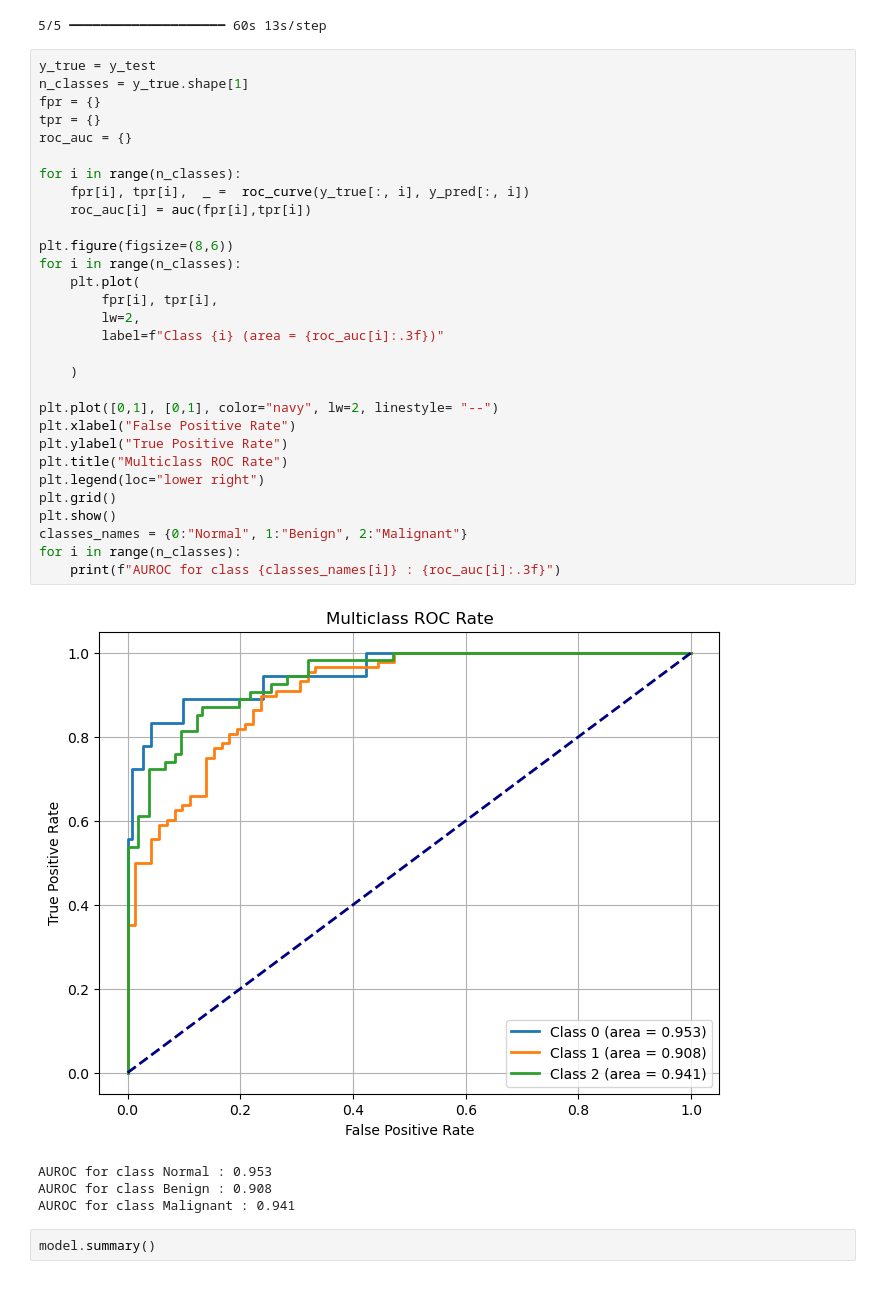
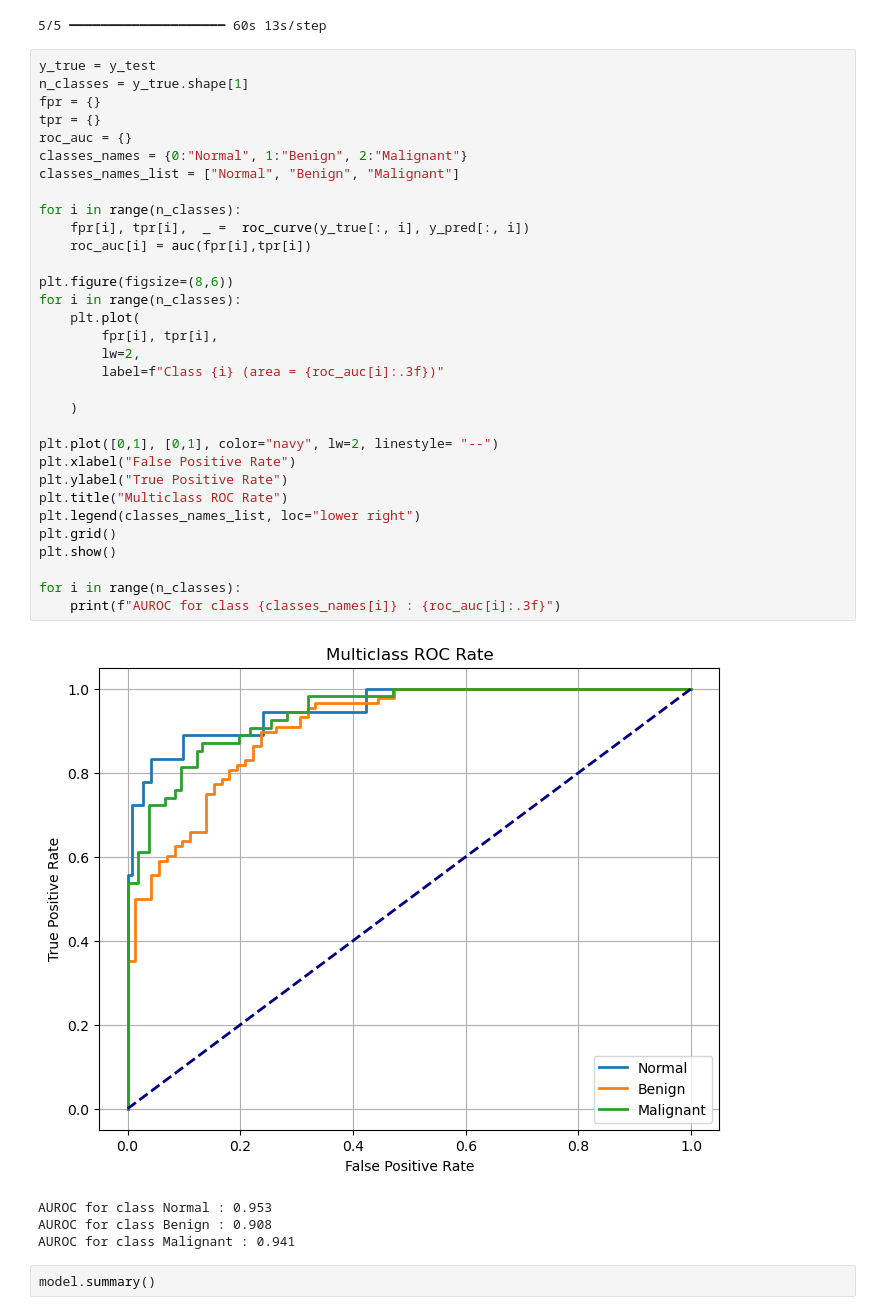
Before and after one commit to Ngwaru/breast_uss, a Jupyter notebook: Breast_two.ipynb, the cells around one changed output. Saved outputs shown, nothing was run; the diff lists cells and outputs as text.

```diff
--- a/Breast_two.ipynb
+++ b/Breast_two.ipynb
@@ -129,35 +129,37 @@ y_pred = model.predict(X_test)
 # %%
 y_true = y_test
 n_classes = y_true.shape[1]
 fpr = {}
 tpr = {}
 roc_auc = {}
+classes_names = {0:"Normal", 1:"Benign", 2:"Malignant"}
+classes_names_list = ["Normal", "Benign", "Malignant"]
 
 for i in range(n_classes):
     fpr[i], tpr[i],  _ =  roc_curve(y_true[:, i], y_pred[:, i])
     roc_auc[i] = auc(fpr[i],tpr[i])
 
 plt.figure(figsize=(8,6))
 for i in range(n_classes):
     plt.plot(
         fpr[i], tpr[i],
         lw=2,
         label=f"Class {i} (area = {roc_auc[i]:.3f})"
 
     )
 
 plt.plot([0,1], [0,1], color="navy", lw=2, linestyle= "--")
 plt.xlabel("False Positive Rate")
 plt.ylabel("True Positive Rate")
 plt.title("Multiclass ROC Rate")
-plt.legend(loc="lower right")
+plt.legend(classes_names_list, loc="lower right")
 plt.grid()
 plt.show()
-classes_names = {0:"Normal", 1:"Benign", 2:"Malignant"}
+
 for i in range(n_classes):
     print(f"AUROC for class {classes_names[i]} : {roc_auc[i]:.3f}")
 # %% [output]
-[figure, old version]
+[figure, new version]
 AUROC for class Normal : 0.953
 AUROC for class Benign : 0.908
 AUROC for class Malignant : 0.941
```
